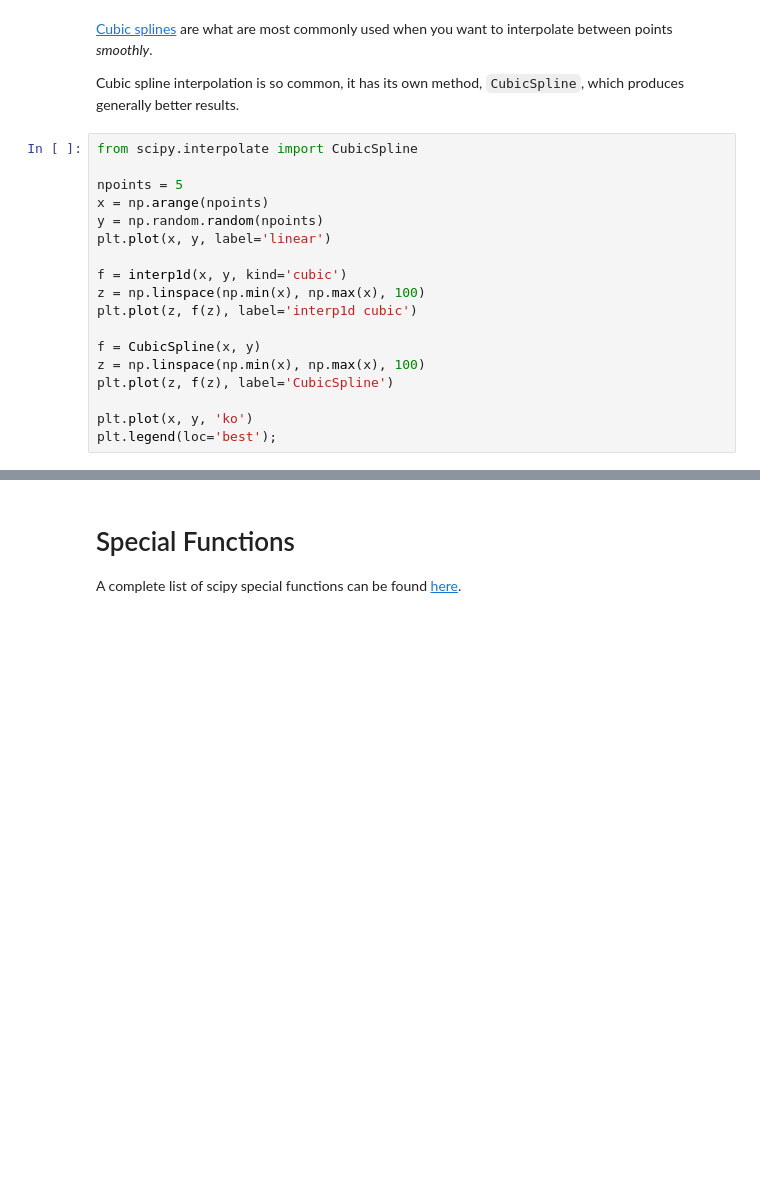
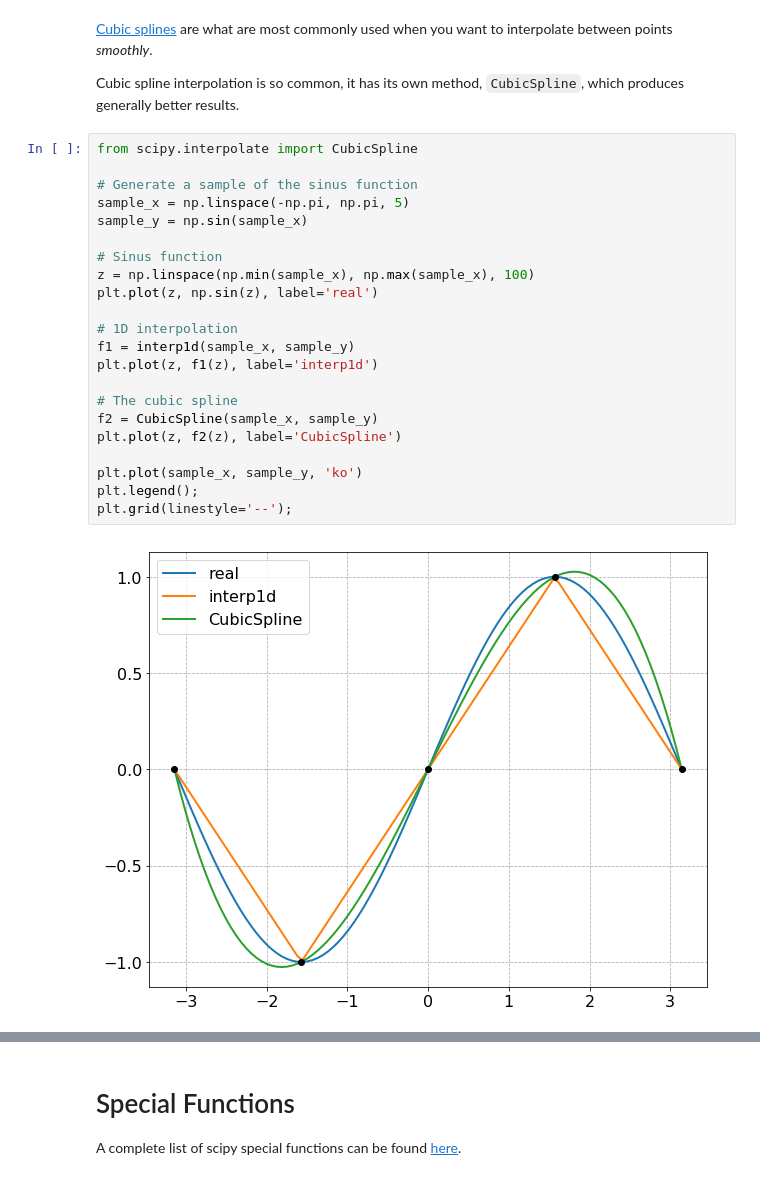
Before and after one commit to ftorradeflot/PythonMasterIFAE, a Jupyter notebook: scipy/scipy.ipynb, the cells around one changed output, grey strips where cells are left out. Cells and saved outputs as stored; diff of their text form; blank space fills up the shorter version.

```diff
--- a/scipy/scipy.ipynb
+++ b/scipy/scipy.ipynb
@@ -480,21 +497,27 @@ print("Option 3:", list(zip(z, f(z))))
 [Cubic splines](http://mathworld.wolfram.com/CubicSpline.html) are what are most commonly used when you want to interpolate between points *smoothly*.
 
 Cubic spline interpolation is so common, it has its own method, `CubicSpline`, which produces generally better results.
-# %%
-from scipy.interpolate import CubicSpline
-
-npoints = 5
-x = np.arange(npoints)
-y = np.random.random(npoints)
-plt.plot(x, y, label='linear')
-
-f = interp1d(x, y, kind='cubic')
-z = np.linspace(np.min(x), np.max(x), 100)
-plt.plot(z, f(z), label='interp1d cubic')
-
-f = CubicSpline(x, y)
-z = np.linspace(np.min(x), np.max(x), 100)
-plt.plot(z, f(z), label='CubicSpline')
-
-plt.plot(x, y, 'ko')
-plt.legend(loc='best');
+# %%
+from scipy.interpolate import CubicSpline
+
+# Generate a sample of the sinus function
+sample_x = np.linspace(-np.pi, np.pi, 5)
+sample_y = np.sin(sample_x)
+
+# Sinus function
+z = np.linspace(np.min(sample_x), np.max(sample_x), 100)
+plt.plot(z, np.sin(z), label='real')
+
+# 1D interpolation
+f1 = interp1d(sample_x, sample_y)
+plt.plot(z, f1(z), label='interp1d')
+
+# The cubic spline
+f2 = CubicSpline(sample_x, sample_y)
+plt.plot(z, f2(z), label='CubicSpline')
+
+plt.plot(sample_x, sample_y, 'ko')
+plt.legend();
+plt.grid(linestyle='--');
+# %% [output]
+[figure, added]
```
Also changed, not shown: parts of 26 cells of this notebook.
